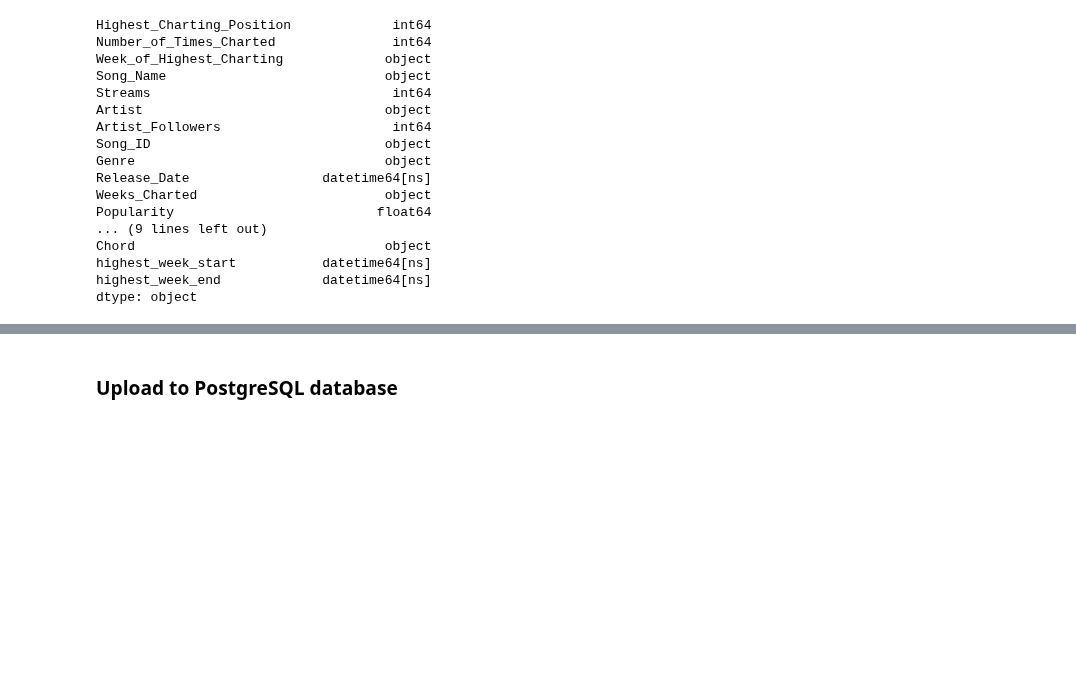
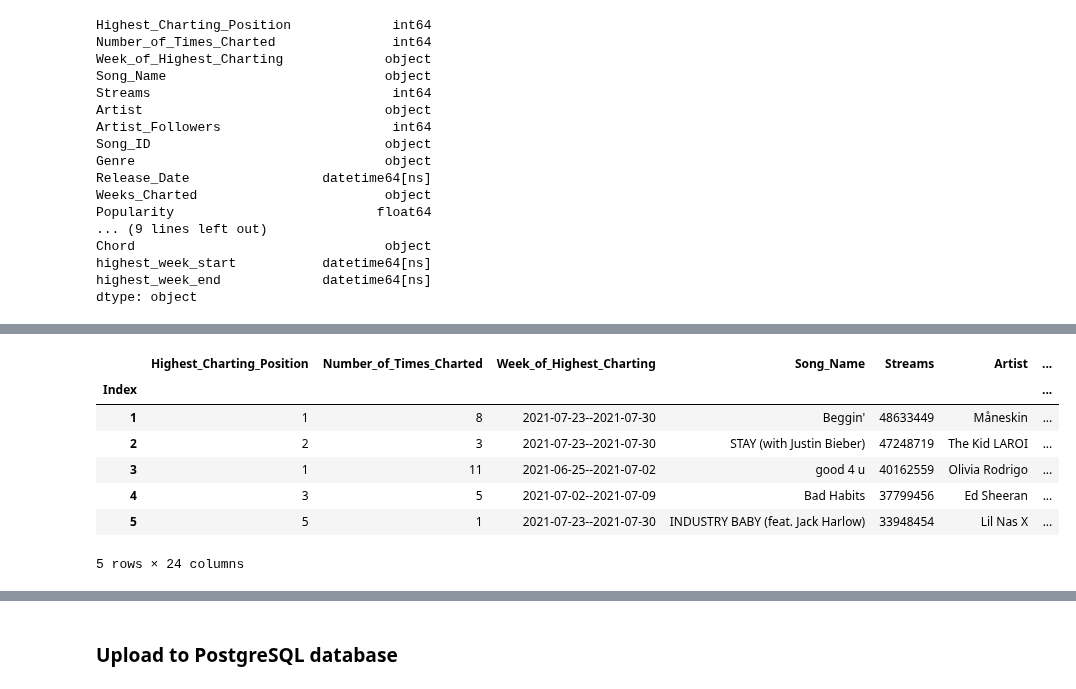
Before and after one commit to aseo67/Top_Songs_Analysis, a Jupyter notebook: TopSongsAnalysis_DataLoading.ipynb, the cells around one changed output, grey strips where cells are left out. Drawn from its saved outputs; the diff is of its cells as text; code cells hidden in the pictures; blank space fills up the shorter version.

Commit message:
Update data loading

```diff
--- a/TopSongsAnalysis_DataLoading.ipynb
+++ b/TopSongsAnalysis_DataLoading.ipynb
@@ -237,3 +241,7 @@ song_df['Weeks_Charted'].value_counts()
 Name: Weeks_Charted, Length: 771, dtype: int64
-# %%
-song_df['Weeks_Charted'] = song_df['Weeks_Charted'].str.split(pat="/n")
+# %%
+# Create new dataframe with 'Weeks_Charted' data in separate columns for each week
+weeks_charted_df = song_df['Weeks_Charted'].str.split(pat="\n", expand=True)
+weeks_charted_df = weeks_charted_df.add_prefix('week_')
+weeks_charted_df['number_weeks_charted'] = weeks_charted_df.count(axis=1)
+weeks_charted_df
@@ -239,0 +263,14 @@ song_df['Weeks_Charted'] = song_df['Weeks_Charted'].str.split(pat="/n")
+# %%
+# Add 'number_weeks_charted' column to song_df instead of 'Weeks_Charted' column
+song_df['number_weeks_charted'] = weeks_charted_df['number_weeks_charted']
+song_df = song_df.drop(columns='Weeks_Charted')
+song_df.head()
+# %% [output]
+|  | Highest_Charting_Position | Number_of_Times_Charted | Week_of_Highest_Charting | Song_Name | Streams | Artist | ... |
+| Index |  |  |  |  |  |  | ... |
+| 1 | 1 | 8 | 2021-07-23--2021-07-30 | Beggin' | 48633449 | Måneskin | ... |
+| 2 | 2 | 3 | 2021-07-23--2021-07-30 | STAY (with Justin Bieber) | 47248719 | The Kid LAROI | ... |
+| 3 | 1 | 11 | 2021-06-25--2021-07-02 | good 4 u | 40162559 | Olivia Rodrigo | ... |
+| 4 | 3 | 5 | 2021-07-02--2021-07-09 | Bad Habits | 37799456 | Ed Sheeran | ... |
+| 5 | 5 | 1 | 2021-07-23--2021-07-30 | INDUSTRY BABY (feat. Jack Harlow) | 33948454 | Lil Nas X | ... |
+5 rows × 24 columns
```
Also changed, not shown: parts of 9 cells of this notebook.
